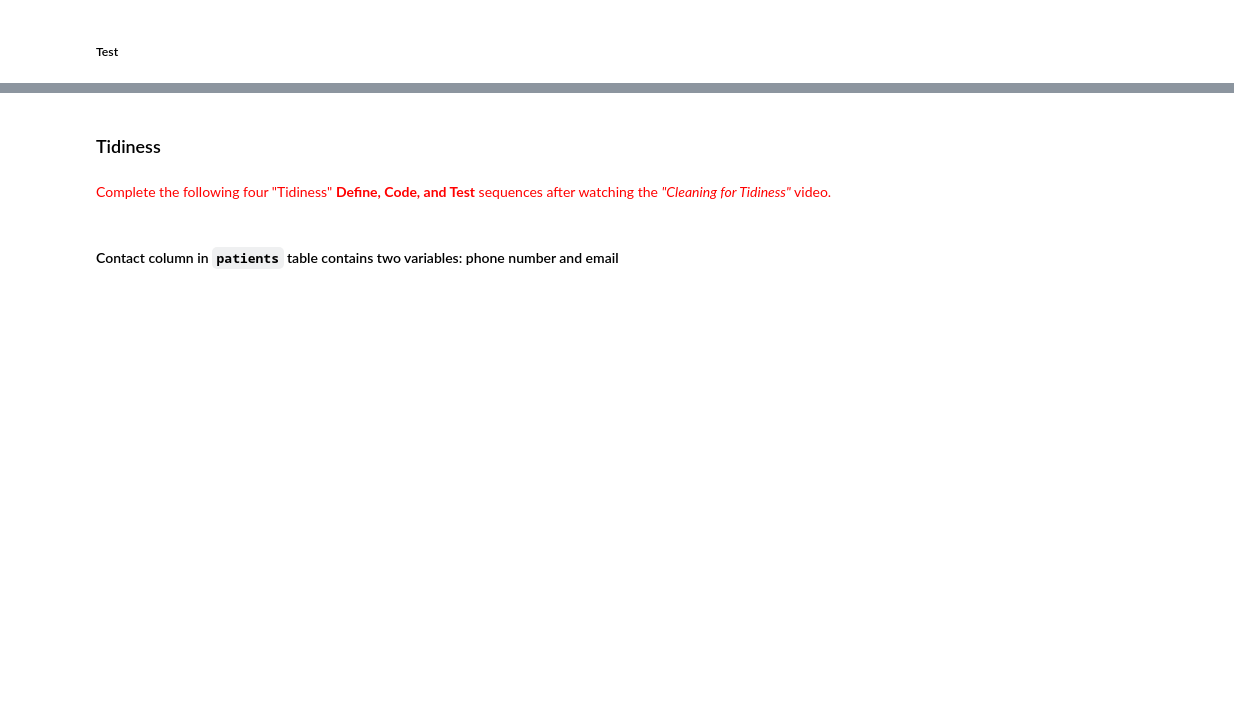
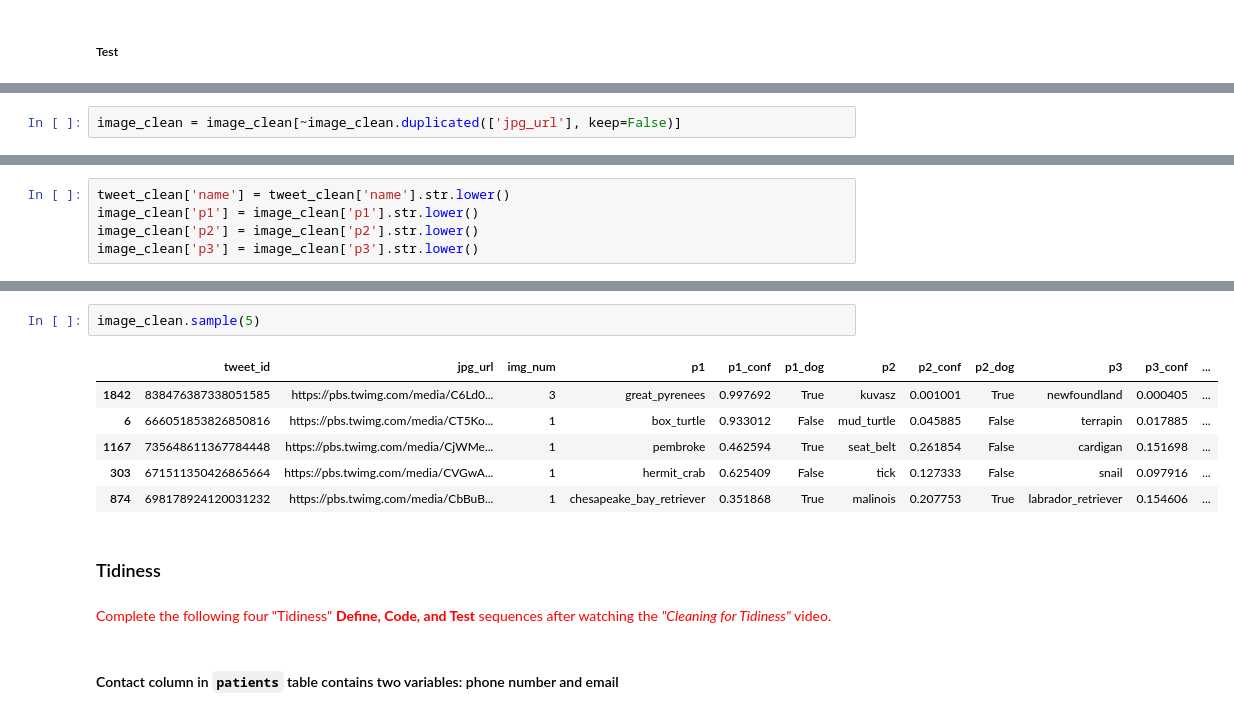
Before and after one commit to michellemao0224/Data-Wrangling, a Jupyter notebook: Project/wrangle_act.ipynb, the cells around one changed output, grey strips where cells are left out. Cells and saved outputs as stored; diff of their text form; blank space fills up the shorter version.

Commit message:
clean duplicates

```diff
--- a/Project/wrangle_act.ipynb
+++ b/Project/wrangle_act.ipynb
@@ -571,0 +324,2 @@ Name: rate, Length: 2088, dtype: float64
+# %%
+image_clean = image_clean[~image_clean.duplicated(['jpg_url'], keep=False)]
@@ -571,0 +357,5 @@ Name: rate, Length: 2088, dtype: float64
+# %%
+tweet_clean['name'] = tweet_clean['name'].str.lower()
+image_clean['p1'] = image_clean['p1'].str.lower()
+image_clean['p2'] = image_clean['p2'].str.lower()
+image_clean['p3'] = image_clean['p3'].str.lower()
@@ -572,3 +373,12 @@ Name: rate, Length: 2088, dtype: float64
+# %%
+image_clean.sample(5)
+# %% [output]
+|  | tweet_id | jpg_url | img_num | p1 | p1_conf | p1_dog | p2 | p2_conf | p2_dog | p3 | p3_conf | ... |
+| 1842 | 838476387338051585 | https://pbs.twimg.com/media/C6Ld0... | 3 | great_pyrenees | 0.997692 | True | kuvasz | 0.001001 | True | newfoundland | 0.000405 | ... |
+| 6 | 666051853826850816 | https://pbs.twimg.com/media/CT5Ko... | 1 | box_turtle | 0.933012 | False | mud_turtle | 0.045885 | False | terrapin | 0.017885 | ... |
+| 1167 | 735648611367784448 | https://pbs.twimg.com/media/CjWMe... | 1 | pembroke | 0.462594 | True | seat_belt | 0.261854 | False | cardigan | 0.151698 | ... |
+| 303 | 671511350426865664 | https://pbs.twimg.com/media/CVGwA... | 1 | hermit_crab | 0.625409 | False | tick | 0.127333 | False | snail | 0.097916 | ... |
+| 874 | 698178924120031232 | https://pbs.twimg.com/media/CbBuB... | 1 | chesapeake_bay_retriever | 0.351868 | True | malinois | 0.207753 | True | labrador_retriever | 0.154606 | ... |
 # %% [markdown]
 ### Tidiness
 # %% [markdown]
```
Also changed, not shown: parts of 39 cells of this notebook.
